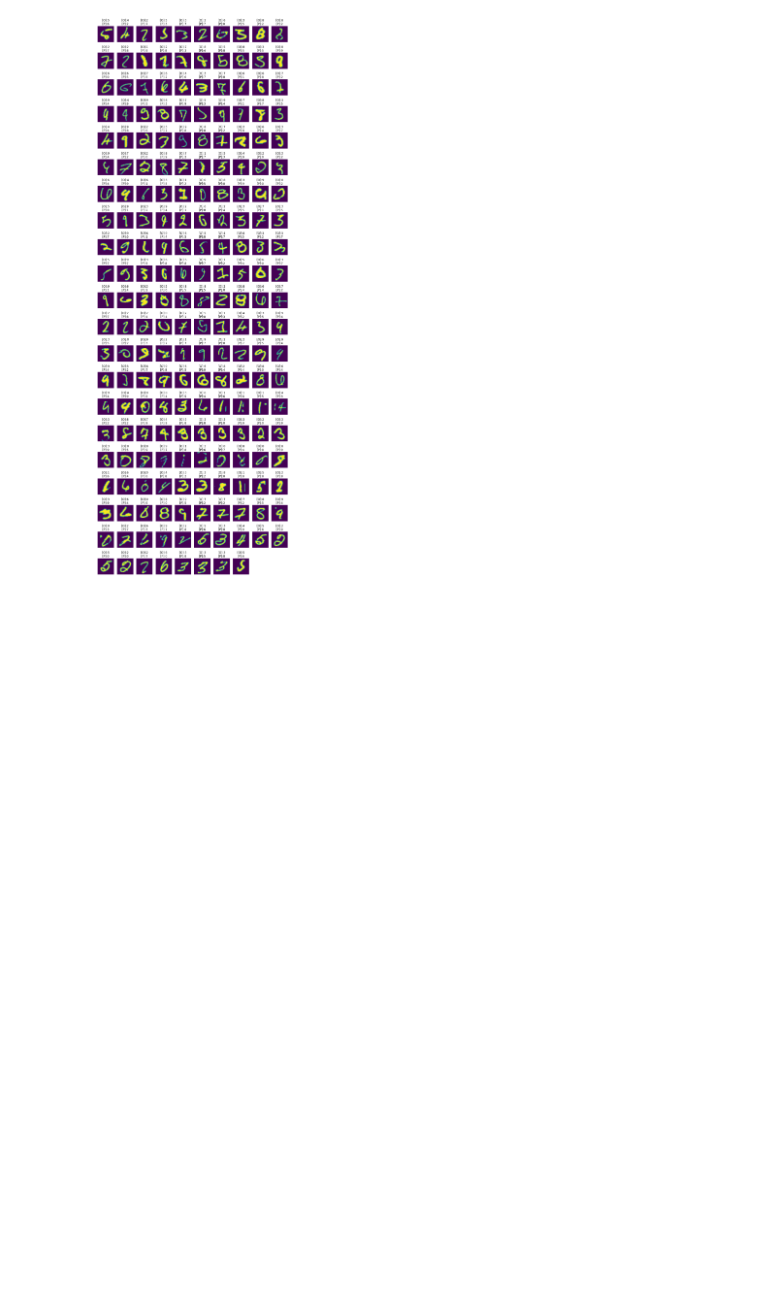
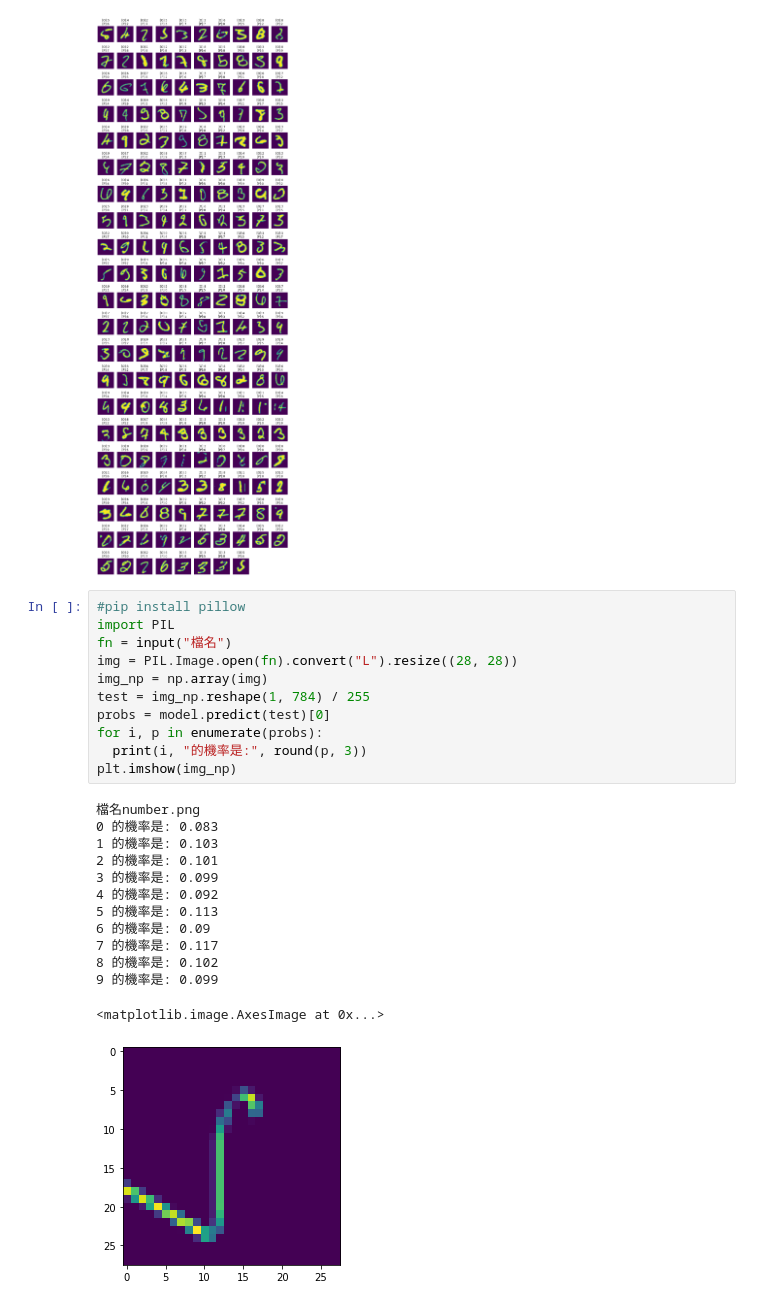
Before and after one commit to crazy85128x/ML0930, a Jupyter notebook: MLP.ipynb, the cells around one changed output. Drawn from its saved outputs; the diff is of its cells as text; blank space fills up the shorter version.

```diff
--- a/MLP.ipynb
+++ b/MLP.ipynb
@@ -187,3 +192,28 @@ for i in range(len(false_img)):
   plt.imshow(false_img[i])
 # %% [output]
 [figure]
+# %%
+#pip install pillow
+import PIL
+fn = input("檔名")
+img = PIL.Image.open(fn).convert("L").resize((28, 28))
+img_np = np.array(img)
+test = img_np.reshape(1, 784) / 255
+probs = model.predict(test)[0]
+for i, p in enumerate(probs):
+  print(i, "的機率是:", round(p, 3))
+plt.imshow(img_np)
+# %% [output]
+檔名number.png
+0 的機率是: 0.083
+1 的機率是: 0.103
+2 的機率是: 0.101
+3 的機率是: 0.099
+4 的機率是: 0.092
+5 的機率是: 0.113
+6 的機率是: 0.09
+7 的機率是: 0.117
+8 的機率是: 0.102
+9 的機率是: 0.099
+<matplotlib.image.AxesImage at 0x...>
+[figure, added]
```
Also changed, not shown: parts of 1 cell of this notebook.
